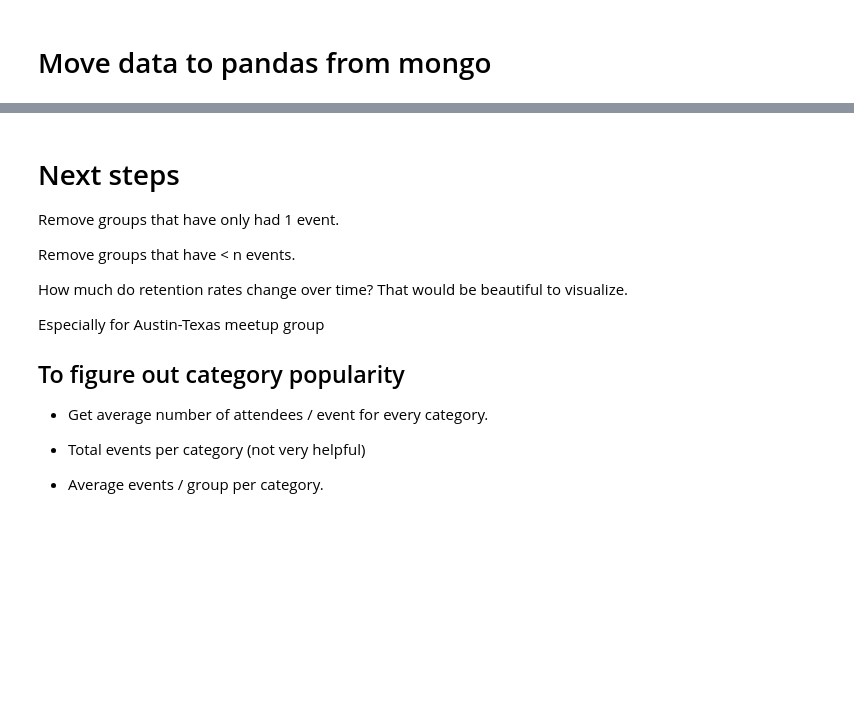
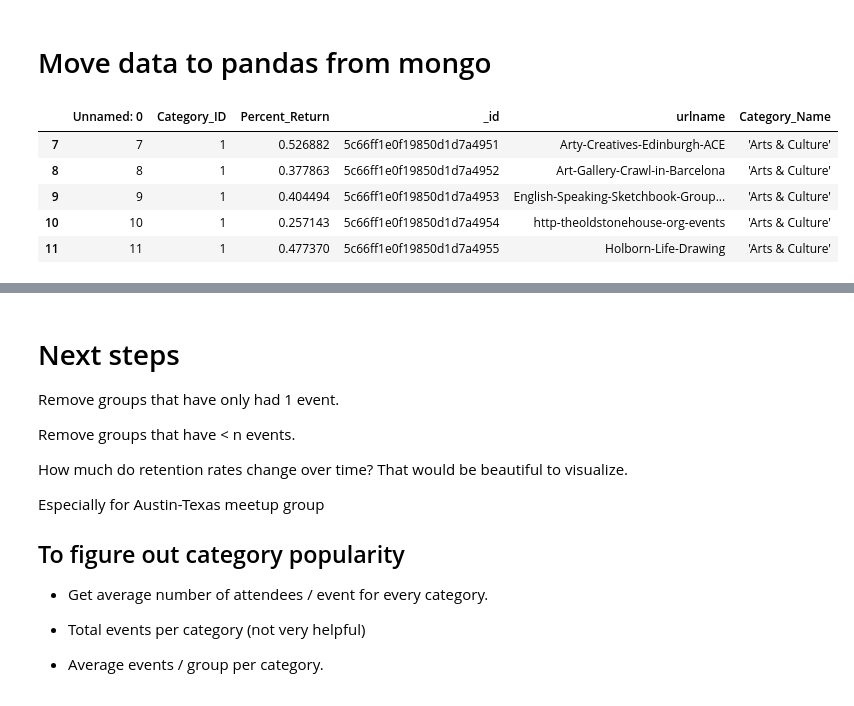
Before and after one commit to Jesse-Kerr/meetup_retentions, a Jupyter notebook: meetup.ipynb, the cells around one changed output, grey strips where cells are left out. Saved outputs shown, nothing was run; the diff lists cells and outputs as text; code cells hidden in the pictures; blank space fills up the shorter version.

```diff
--- a/meetup.ipynb
+++ b/meetup.ipynb
@@ -250,3 +251,38 @@ from did_they_come_back import *
 did_they_come_back()
 # %% [markdown]
 # Move data to pandas from mongo
+# %%
+percent_returns = pd.read_csv('./src/Percent_returns.csv')
+
+# Remove 100% returns, probably demonstrates some error.
+ones_removed_percent_returns = percent_returns[percent_returns.Percent_Return < 1]
+
+# Remove categories with less than 15 groups
+grouped = ones_removed_percent_returns.groupby('Category_ID')
+grouped = grouped.filter(lambda x: len(x) > 15)
+
+#Put category name on chart
+cat_ids = grouped['Category_ID'].unique()
+
+def get_categories(cat_ids):
+    categories = []
+    for cat_id in cat_ids:
+        for group in groups_per_category:
+            if group[0] == cat_id:
+                categories.append([cat_id, group[2]])
+    return categories
+
+categories = get_categories(cat_ids)
+grouped['Category_Name'] = grouped['Category_ID'].apply(lambda x: [str(group[1]) for group in categories if group[0] == x])
+
+#this still has over 500 results.
+grouped['Category_Name'] = grouped['Category_Name'].apply(lambda x: str(x).replace("[", "").replace(']', ''))
+
+grouped.head()
+# %% [output]
+|  | Unnamed: 0 | Category_ID | Percent_Return | _id | urlname | Category_Name |
+| 7 | 7 | 1 | 0.526882 | 5c66ff1e0f19850d1d7a4951 | Arty-Creatives-Edinburgh-ACE | 'Arts & Culture' |
+| 8 | 8 | 1 | 0.377863 | 5c66ff1e0f19850d1d7a4952 | Art-Gallery-Crawl-in-Barcelona | 'Arts & Culture' |
+| 9 | 9 | 1 | 0.404494 | 5c66ff1e0f19850d1d7a4953 | English-Speaking-Sketchbook-Group... | 'Arts & Culture' |
+| 10 | 10 | 1 | 0.257143 | 5c66ff1e0f19850d1d7a4954 | http-theoldstonehouse-org-events | 'Arts & Culture' |
+| 11 | 11 | 1 | 0.477370 | 5c66ff1e0f19850d1d7a4955 | Holborn-Life-Drawing | 'Arts & Culture' |
```
Also changed, not shown: parts of 4 cells of this notebook.
